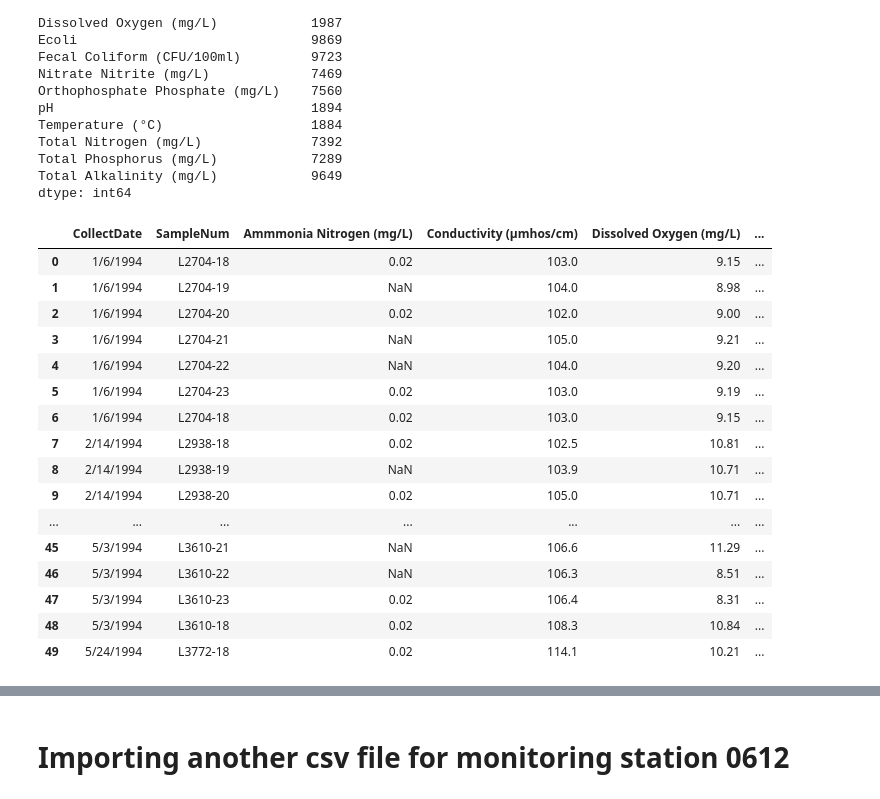
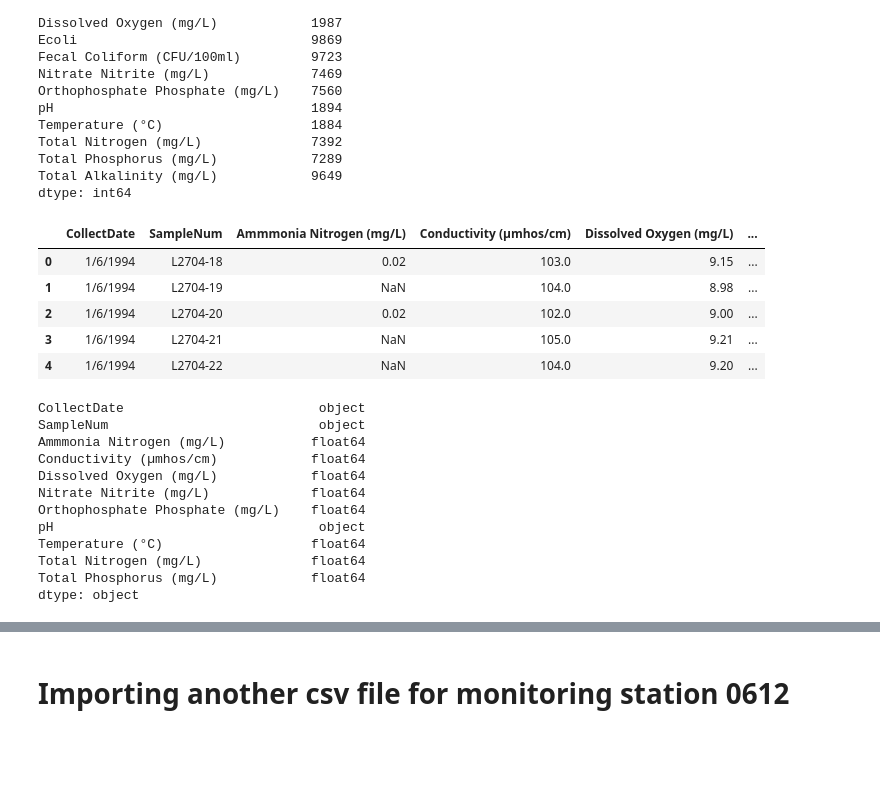
Before and after one commit to gothwalritu/Water-qualtiy-predictor-with-time-sereis-forecasting, a Jupyter notebook: Ritu_Gothwal/Water_quality_Prediction_1.ipynb, the cells around one changed output, grey strips where cells are left out. Cells and saved outputs as stored; diff of their text form; code cells hidden in the pictures; blank space fills up the shorter version.

```diff
--- a/Ritu_Gothwal/Water_quality_Prediction_1.ipynb
+++ b/Ritu_Gothwal/Water_quality_Prediction_1.ipynb
@@ -6,10 +7,10 @@ import pandas as pd
 # %%
 # Load the water_quality_data.csv dataset for monitoring station 0611.
 
-file_path_1 = "../Project/Water_Quality_Data/Lake Sammamish-0611_1_1_1994_to_9_30_2022.csv"
+file_path_1 = "../Ritu_Gothwal/Water_Quality_Data/Lake Sammamish-0611_1_1_1994_to_9_30_2022.csv"
 #df = pd.read_csv(file_path, skiprows=1)[:-2]
 WQ_0611_df = pd.read_csv(file_path_1,skiprows=12, encoding='unicode_escape')
-WQD_df.head(10)
+WQ_0611_df.head(10)
 # %% [output]
 |  | CollectDate | SampleNum | Depth (m) | Ammmonia Nitrogen (mg/L) | Ammmonia Nitrogen Qualifier* | AN MDL (mg/L) | ... |
 | 0 | 1/6/1994 | L2704-18 | 1 | 0.02 | <MDL | 0.02 | ... |
@@ -103,22 +109,26 @@ dtype: int64
 # %%
 WQ_0611_df_1= WQ_0611_df.drop(columns=["Ecoli","Fecal Coliform (CFU/100ml)", "Total Alkalinity (mg/L)"])
 
-WQ_0611_df_1.head(50)
+WQ_0611_df_1.head()
 # %% [output]
 |  | CollectDate | SampleNum | Ammmonia Nitrogen (mg/L) | Conductivity (µmhos/cm) | Dissolved Oxygen (mg/L) | ... |
 | 0 | 1/6/1994 | L2704-18 | 0.02 | 103.0 | 9.15 | ... |
 | 1 | 1/6/1994 | L2704-19 | NaN | 104.0 | 8.98 | ... |
 | 2 | 1/6/1994 | L2704-20 | 0.02 | 102.0 | 9.00 | ... |
 | 3 | 1/6/1994 | L2704-21 | NaN | 105.0 | 9.21 | ... |
 | 4 | 1/6/1994 | L2704-22 | NaN | 104.0 | 9.20 | ... |
-| 5 | 1/6/1994 | L2704-23 | 0.02 | 103.0 | 9.19 | ... |
-| 6 | 1/6/1994 | L2704-18 | 0.02 | 103.0 | 9.15 | ... |
-| 7 | 2/14/1994 | L2938-18 | 0.02 | 102.5 | 10.81 | ... |
-| 8 | 2/14/1994 | L2938-19 | NaN | 103.9 | 10.71 | ... |
-| 9 | 2/14/1994 | L2938-20 | 0.02 | 105.0 | 10.71 | ... |
-| ... | ... | ... | ... | ... | ... | ... |
-| 45 | 5/3/1994 | L3610-21 | NaN | 106.6 | 11.29 | ... |
-| 46 | 5/3/1994 | L3610-22 | NaN | 106.3 | 8.51 | ... |
-| 47 | 5/3/1994 | L3610-23 | 0.02 | 106.4 | 8.31 | ... |
-| 48 | 5/3/1994 | L3610-18 | 0.02 | 108.3 | 10.84 | ... |
-| 49 | 5/24/1994 | L3772-18 | 0.02 | 114.1 | 10.21 | ... |
+# %%
+WQ_0611_df_1.dtypes
+# %% [output]
+CollectDate                         object
+SampleNum                           object
+Ammmonia Nitrogen (mg/L)           float64
+Conductivity (µmhos/cm)            float64
+Dissolved Oxygen (mg/L)            float64
+Nitrate Nitrite (mg/L)             float64
+Orthophosphate Phosphate (mg/L)    float64
+pH                                  object
+Temperature (°C)                   float64
+Total Nitrogen (mg/L)              float64
+Total Phosphorus (mg/L)            float64
+dtype: object
```
Also changed, not shown: parts of 12 cells of this notebook.
